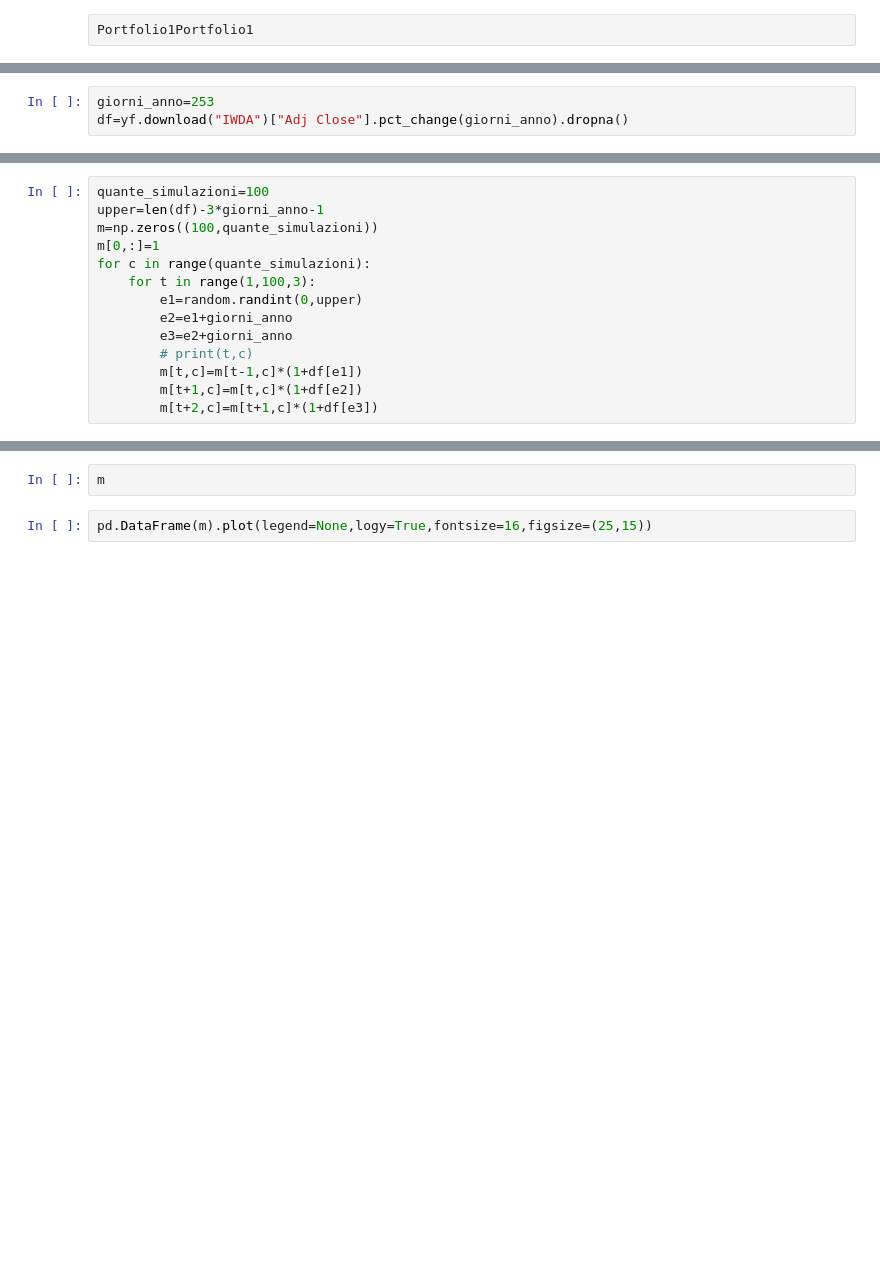
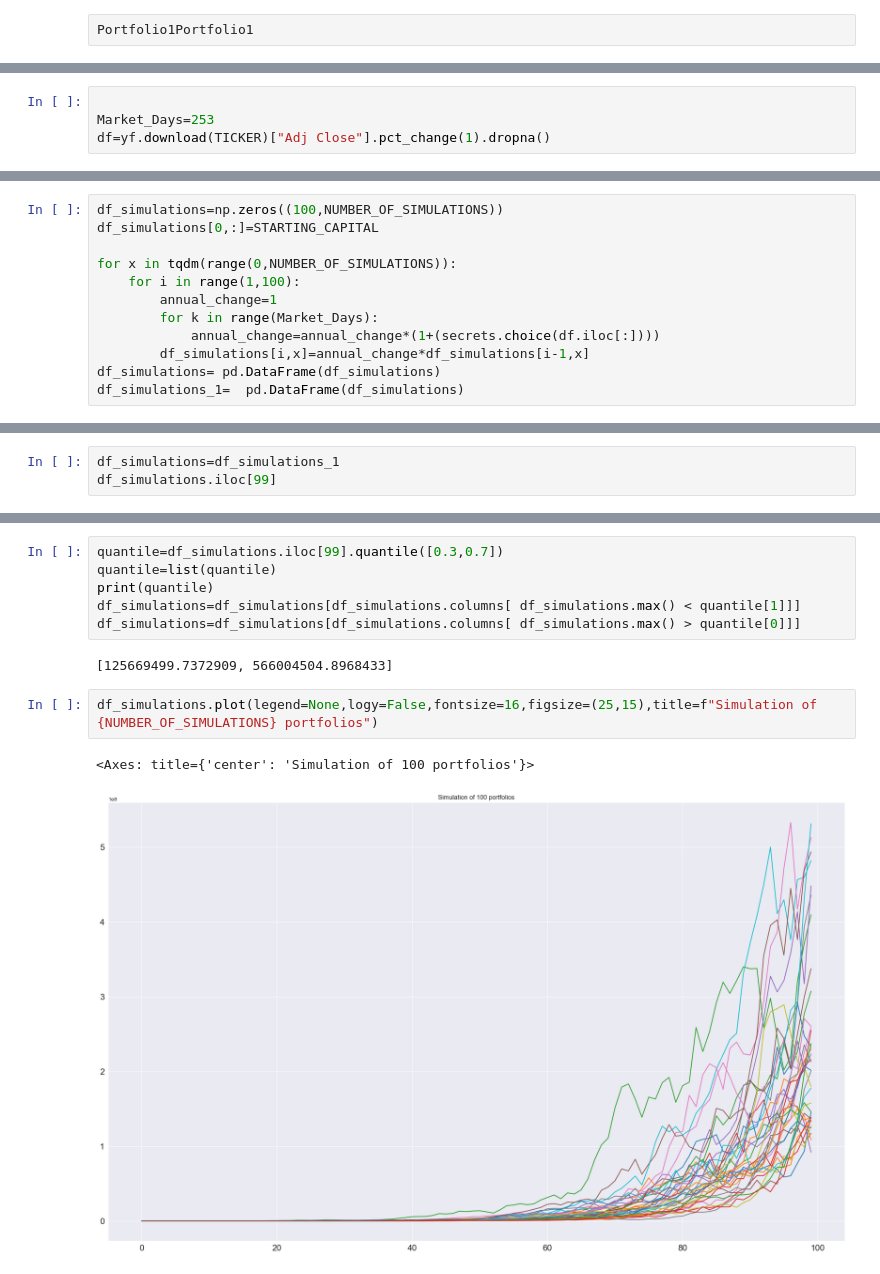
Before and after one commit to mak8427/My-site, a Jupyter notebook: finance/Portfolios/Portfolio1/Portfolio1.ipynb, the cells around one changed output, grey strips where cells are left out. Drawn from its saved outputs; the diff is of its cells as text; blank space fills up the shorter version.

Commit message:
Portfolio1

```diff
--- a/finance/Portfolios/Portfolio1/Portfolio1.ipynb
+++ b/finance/Portfolios/Portfolio1/Portfolio1.ipynb
@@ -10,5 +20,6 @@ import seaborn as sns
 # %%
-giorni_anno=253
-df=yf.download("IWDA")["Adj Close"].pct_change(giorni_anno).dropna()
+
+Market_Days=253
+df=yf.download(TICKER)["Adj Close"].pct_change(1).dropna()
 # %% [output]
 [*********************100%%**********************]  1 of 1 completed
@@ -27,14 +47,12 @@ print(df.index[terzo_estratto],"->",round(df[terzo_estratto]*100),"%")
 # %%
-quante_simulazioni=100
-upper=len(df)-3*giorni_anno-1
-m=np.zeros((100,quante_simulazioni))
-m[0,:]=1
-for c in range(quante_simulazioni):
-    for t in range(1,100,3):
-        e1=random.randint(0,upper)
-        e2=e1+giorni_anno
-        e3=e2+giorni_anno
-        # print(t,c)
-        m[t,c]=m[t-1,c]*(1+df[e1])
-        m[t+1,c]=m[t,c]*(1+df[e2])
-        m[t+2,c]=m[t+1,c]*(1+df[e3])
+df_simulations=np.zeros((100,NUMBER_OF_SIMULATIONS))
+df_simulations[0,:]=STARTING_CAPITAL
+
+for x in tqdm(range(0,NUMBER_OF_SIMULATIONS)):
+    for i in range(1,100):
+        annual_change=1
+        for k in range(Market_Days):
+            annual_change=annual_change*(1+(secrets.choice(df.iloc[:])))
+        df_simulations[i,x]=annual_change*df_simulations[i-1,x]
+df_simulations= pd.DataFrame(df_simulations)
+df_simulations_1=  pd.DataFrame(df_simulations)
@@ -40,0 +75,3 @@ for c in range(quante_simulazioni):
+# %%
+df_simulations=df_simulations_1
+df_simulations.iloc[99]
@@ -41,6 +91,15 @@ for c in range(quante_simulazioni):
 # %%
-m
+quantile=df_simulations.iloc[99].quantile([0.3,0.7])
+quantile=list(quantile)
+print(quantile)
+df_simulations=df_simulations[df_simulations.columns[ df_simulations.max() < quantile[1]]]
+df_simulations=df_simulations[df_simulations.columns[ df_simulations.max() > quantile[0]]]
+# %% [output]
+[125669499.7372909, 566004504.8968433]
 # %%
-pd.DataFrame(m).plot(legend=None,logy=True,fontsize=16,figsize=(25,15))
+df_simulations.plot(legend=None,logy=False,fontsize=16,figsize=(25,15),title=f"Simulation of {NUMBER_OF_SIMULATIONS} portfolios")
+# %% [output]
+<Axes: title={'center': 'Simulation of 100 portfolios'}>
+[figure, added]
 # %%
 !jupyter nbconvert --to html Portfolio1.ipynb
```
Also changed, not shown: parts of 10 cells of this notebook, 1 other file.
